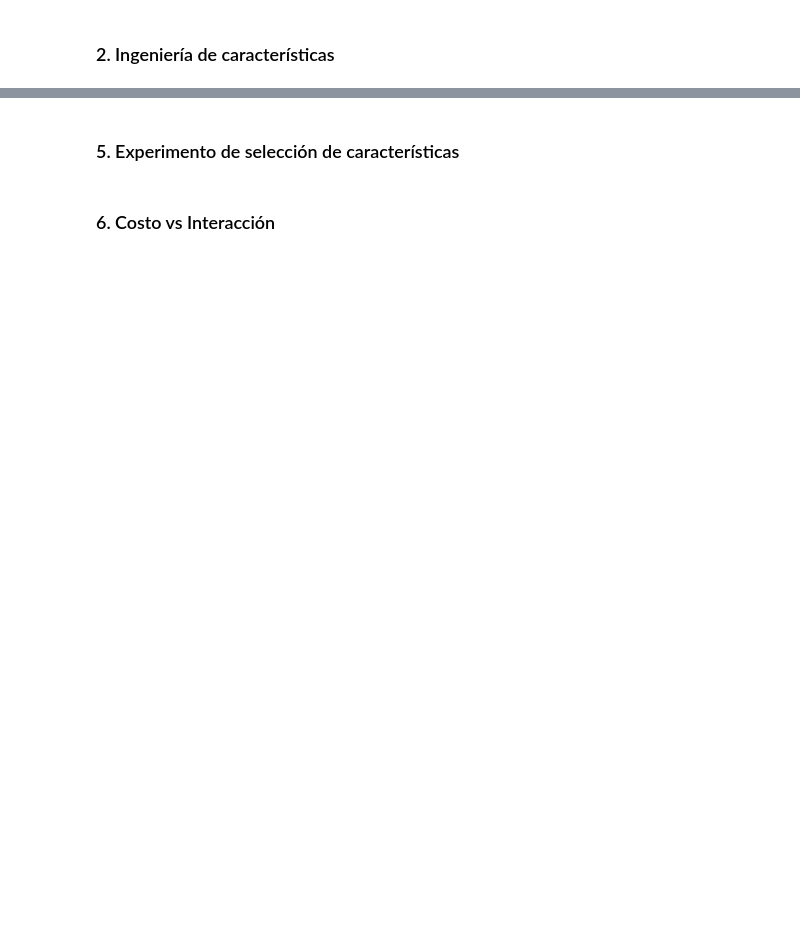
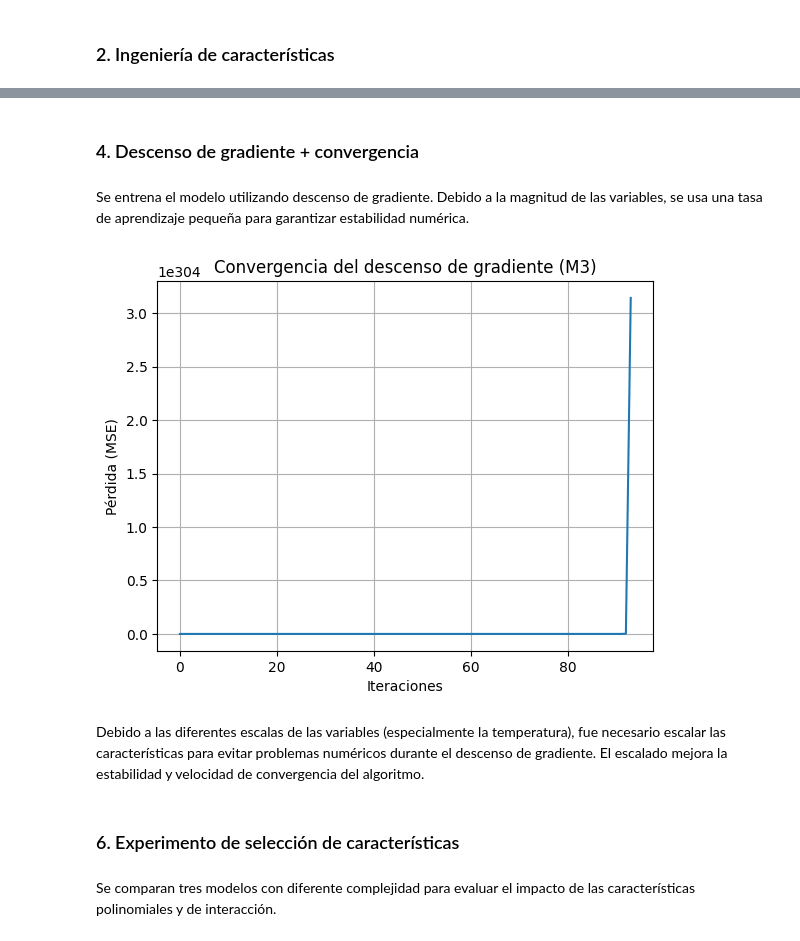
Before and after one commit to mariapaularm/regression-and-cloud-ready-AI-infrastructure, a Jupyter notebook: 02_part2_polyreg.ipynb, the cells around one changed output, grey strips where cells are left out. Cells and saved outputs as stored; diff of their text form; code cells hidden in the pictures; blank space fills up the shorter version.

```diff
--- a/02_part2_polyreg.ipynb
+++ b/02_part2_polyreg.ipynb
@@ -26,2 +63,20 @@ L = np.array([0.15, 0.35, 1.00, 2.30, 4.10, 7.00, 11.2, 17.5, 25.0, 35.0])
+# %%
+def predict(X, w, b):
+    return X @ w + b
+
+
+def mse(y_true, y_pred):
+    return np.mean((y_true - y_pred) ** 2)
+
+
+def gradients(X, y, w, b):
+    n = len(y)
+    y_pred = predict(X, w, b)
+    error = y_pred - y
+
+    dw = (2/n) * X.T @ error
+    db = (2/n) * np.sum(error)
+
+    return dw, db
 # %% [markdown]
-### 5. Experimento de selección de características
+### 4. Descenso de gradiente + convergencia
@@ -32,2 +83,42 @@ M3: X = np.array([M, T, M**2, M*T])
+# %% [markdown]
+Se entrena el modelo utilizando descenso de gradiente.
+Debido a la magnitud de las variables, se usa una tasa de aprendizaje pequeña
+para garantizar estabilidad numérica.
+# %%
+def gradient_descent(X, y, alpha=1e-7, epochs=3000):
+    w = np.zeros(X.shape[1])
+    b = 0.0
+    loss_history = []
+
+    for _ in range(epochs):
+        y_pred = predict(X, w, b)
+        loss_history.append(mse(y, y_pred))
+
+        dw, db = gradients(X, y, w, b)
+        w -= alpha * dw
+        b -= alpha * db
+
+    return w, b, loss_history
+# %%
+X3 = build_X(M, T, "M3")
+w3, b3, losses3 = gradient_descent(X3, L)
+
+plt.plot(losses3)
+plt.xlabel("Iteraciones")
+plt.ylabel("Pérdida (MSE)")
+plt.title("Convergencia del descenso de gradiente (M3)")
+plt.grid(True)
+plt.show()
+# %% [output]
+[figure, added]
+# %% [markdown]
+Debido a las diferentes escalas de las variables (especialmente la temperatura),
+fue necesario escalar las características para evitar problemas numéricos
+durante el descenso de gradiente. El escalado mejora la estabilidad y
+velocidad de convergencia del algoritmo.
 # %% [markdown]
-### 6. Costo vs Interacción
+### 6. Experimento de selección de características
+# %% [markdown]
+Se comparan tres modelos con diferente complejidad
+para evaluar el impacto de las características polinomiales
+y de interacción.
```
Also changed, not shown: parts of 26 cells of this notebook.
